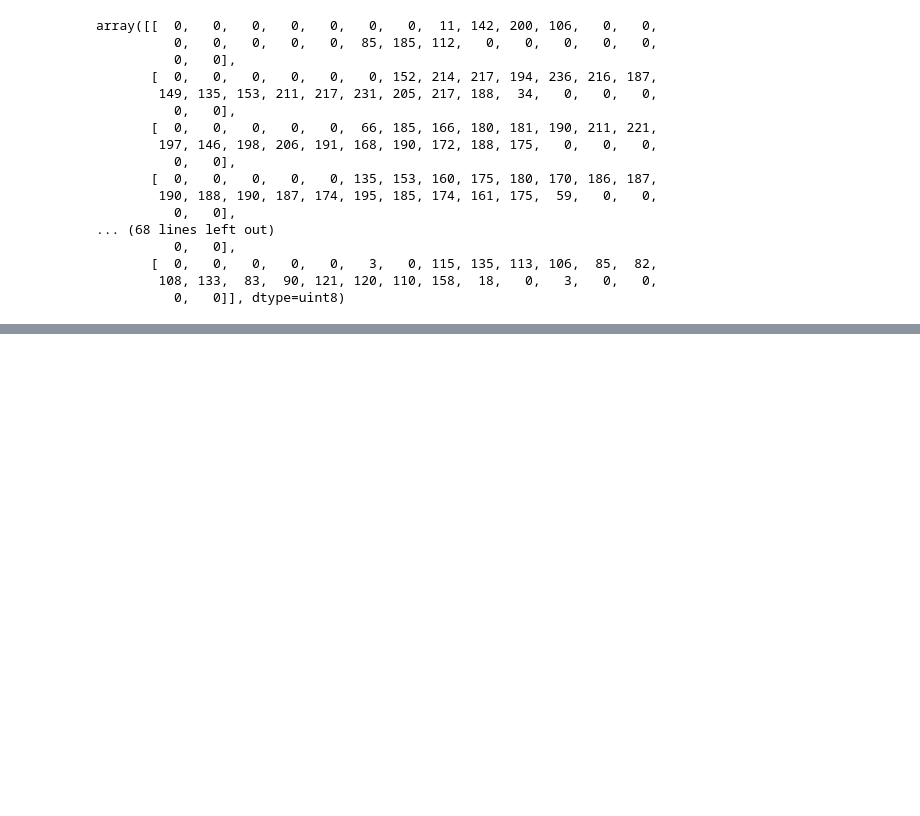
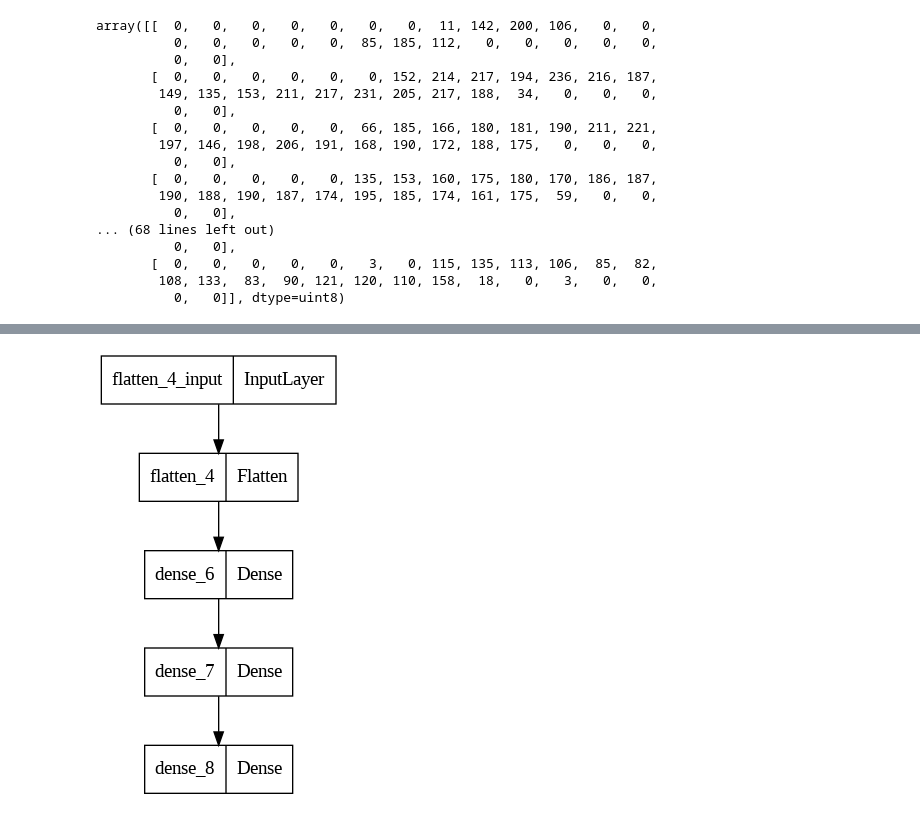
Before and after one commit to sabbirarif/Machine_Learning, a Jupyter notebook: ANN_1.ipynb, the cells around one changed output, grey strips where cells are left out. Cells and saved outputs as stored; diff of their text form; code cells hidden in the pictures; blank space fills up the shorter version.

```diff
--- a/ANN_1.ipynb
+++ b/ANN_1.ipynb
@@ -68,0 +105,6 @@ array([[  0,   0,   0,   0,   0,   0,   0,  11, 142, 200, 106,   0,   0,
+# %%
+model = keras.models.Sequential() #Creating a object
+model.add(keras.layers.Flatten(input_shape = [28,28]))#convert 2D array into single array
+model.add(keras.layers.Dense(300, activation= "relu"))#300 neurons in Hidden Layer-1
+model.add(keras.layers.Dense(100, activation= "relu"))#100 neurons in Hidden Layer-2
+model.add(keras.layers.Dense(10, activation= "softmax"))#Since the classes are exclusive so I'm using softmax function
@@ -68,0 +131,5 @@ array([[  0,   0,   0,   0,   0,   0,   0,  11, 142, 200, 106,   0,   0,
+# %%
+import pydot
+keras.utils.plot_model(model)
+# %% [output]
+[figure, added]
```
Also changed, not shown: parts of 11 cells of this notebook.
